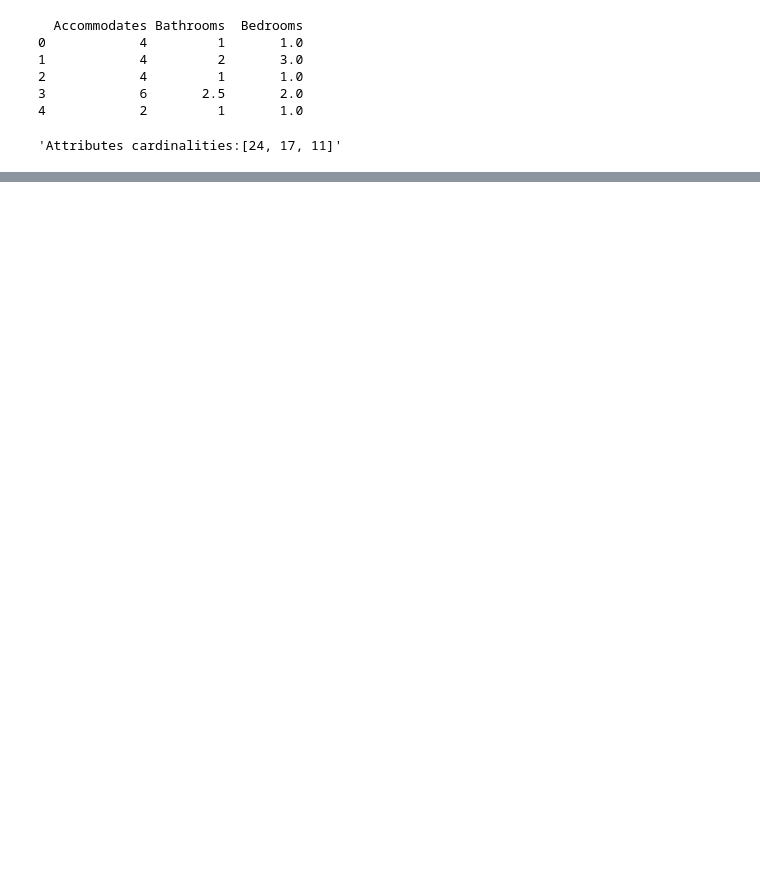
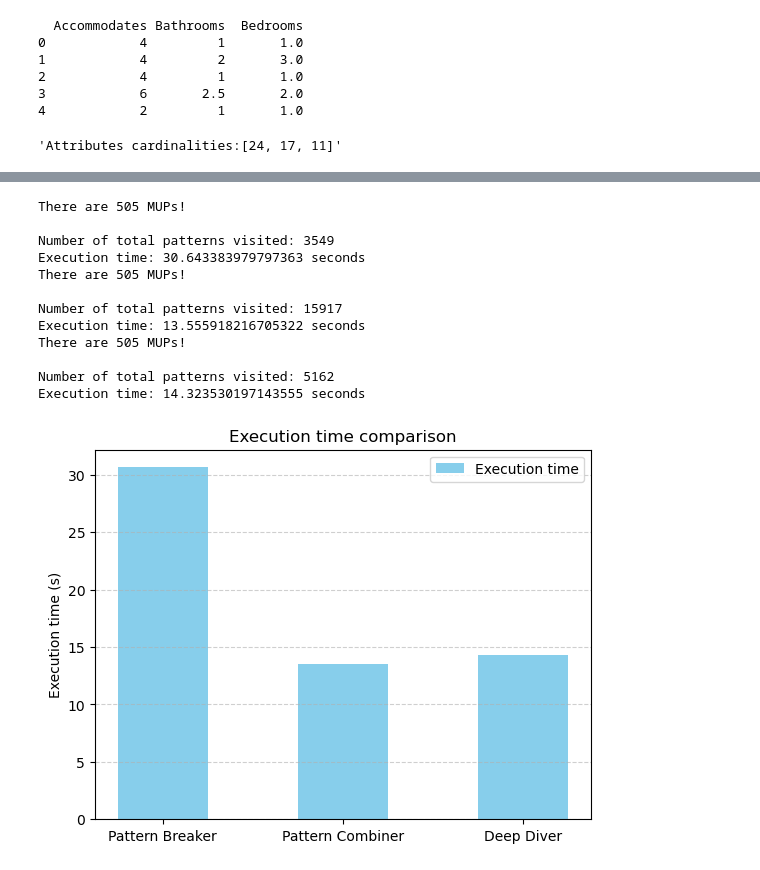
Before and after one commit to nirsurani132/dataManagementFinalProject25, a Jupyter notebook: experiments.ipynb, the cells around one changed output, grey strips where cells are left out. Drawn from its saved outputs; the diff is of its cells as text; code cells hidden in the pictures; blank space fills up the shorter version.

```diff
--- a/experiments.ipynb
+++ b/experiments.ipynb
@@ -294,2 +273,16 @@ x,11,3 (cov:0)
 # %%
-# run_algorithms('airbnb_100000.csv', [1,2,3,4,5,6])
+run_algorithms('airbnb_100000.csv', [3,4,5,6,7,10],50)
+# %% [output]
+There are 505 MUPs!
+
+Number of total patterns visited: 3549
+Execution time: 30.643383979797363 seconds
+There are 505 MUPs!
+
+Number of total patterns visited: 15917
+Execution time: 13.555918216705322 seconds
+There are 505 MUPs!
+
+Number of total patterns visited: 5162
+Execution time: 14.323530197143555 seconds
+[figure, added]
```
Also changed, not shown: parts of 10 cells of this notebook, 4 other files.
